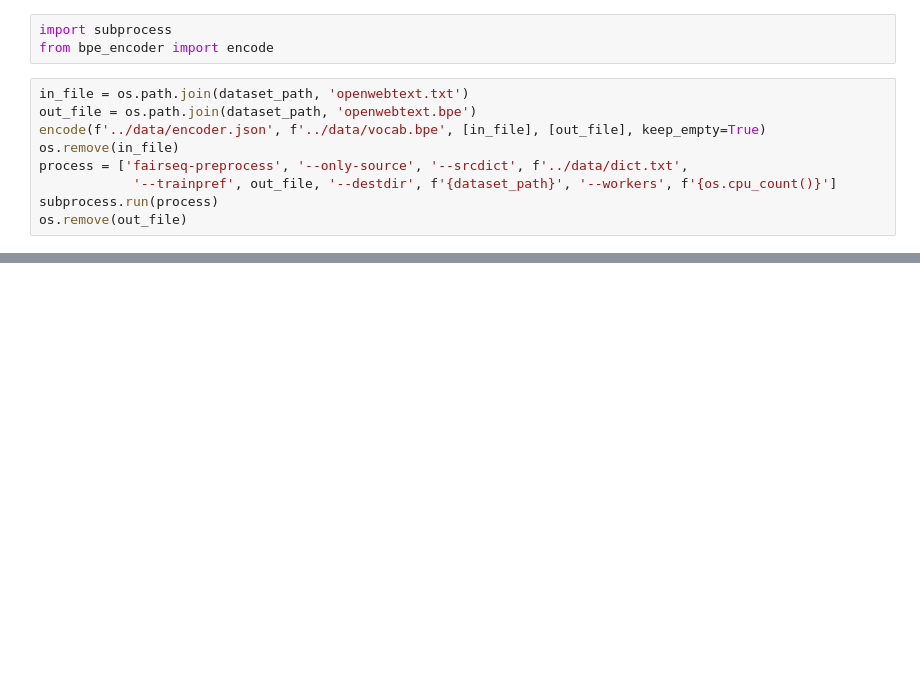
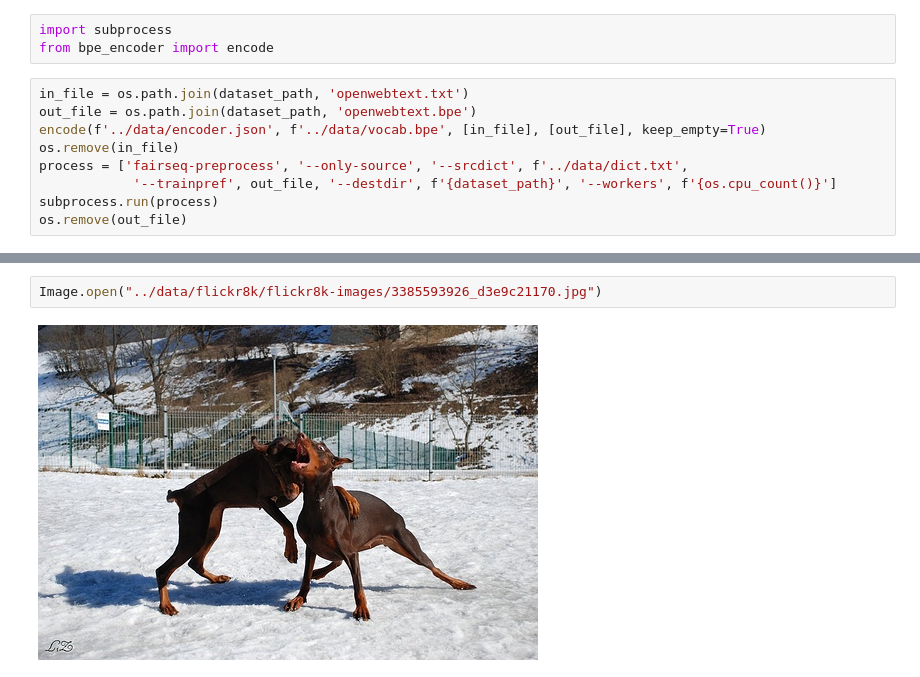
Before and after one commit to TimCares/MasterThesis, a Jupyter notebook: src/test.ipynb, the cells around one changed output, grey strips where cells are left out. Drawn from its saved outputs; the diff is of its cells as text; blank space fills up the shorter version.

```diff
--- a/src/test.ipynb
+++ b/src/test.ipynb
@@ -275,0 +339,4 @@ os.remove(out_file)
+# %%
+Image.open("../data/flickr8k/flickr8k-images/3385593926_d3e9c21170.jpg")
+# %% [output]
+[figure, added]
```
Also changed, not shown: parts of 12 cells of this notebook, 5 other files.
